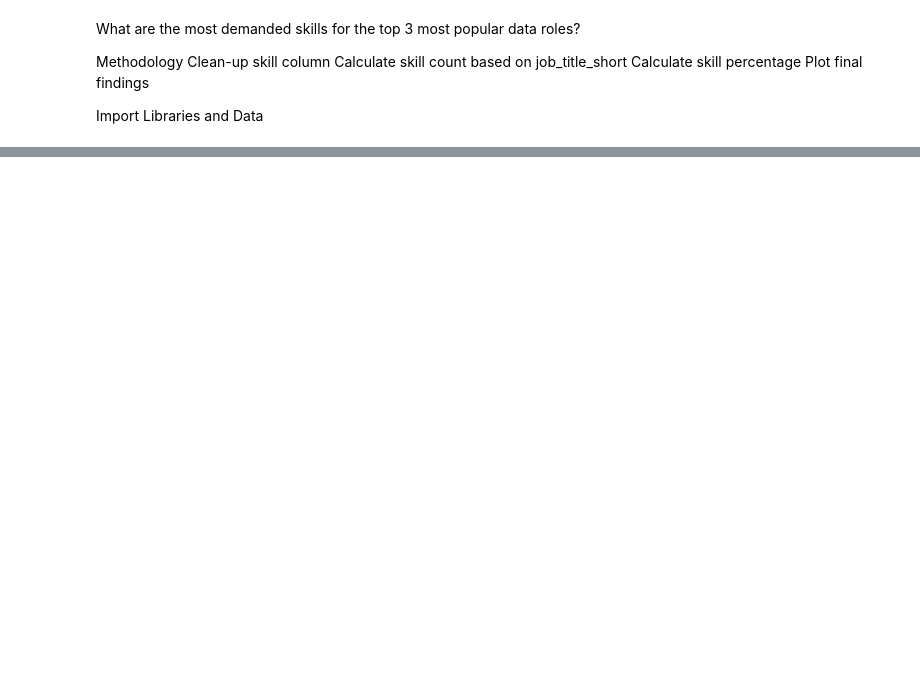
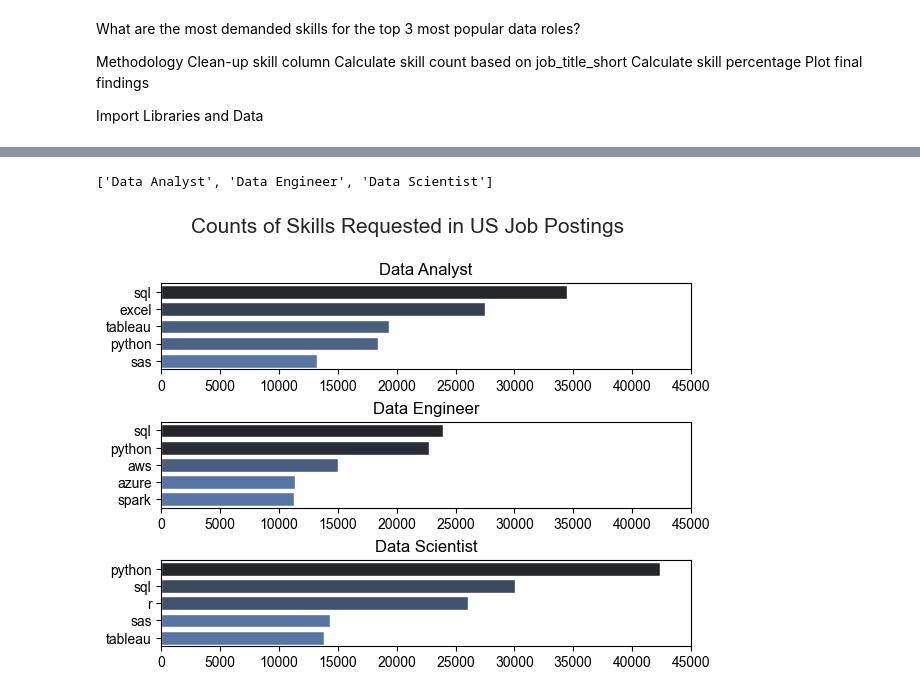
Before and after one commit to Nhule0502/Python_Job_market_analysis, a Jupyter notebook: 1.Skill_Demand.ipynb, the cells around one changed output, grey strips where cells are left out. Saved outputs shown, nothing was run; the diff lists cells and outputs as text; code cells hidden in the pictures; blank space fills up the shorter version.

```diff
--- a/1.Skill_Demand.ipynb
+++ b/1.Skill_Demand.ipynb
@@ -19,0 +39,7 @@ FileNotFoundError: [Errno 2] No such file or directory: 'Nhule0502/Python_Job_ma
+# %%
+
+# Explode skills
+df_skills = df_US.explode('job_skills')
+
+df_skills[['job_title_short', 'job_skills']]
+# Count skills per job title
@@ -19,0 +60,11 @@ FileNotFoundError: [Errno 2] No such file or directory: 'Nhule0502/Python_Job_ma
+# %%
+# Group by job_skills and job_title_short and count the number of occurrences
+df_skills_count = df_skills.groupby(['job_skills', 'job_title_short']).size()
+
+# Name the count column as count
+df_skills_count = df_skills_count.reset_index(name='skill_count')
+
+# Sort the values by skill_count in descending order
+df_skills_count.sort_values(by='skill_count', ascending=False, inplace=True)
+
+df_skills_count
@@ -19,0 +85,30 @@ FileNotFoundError: [Errno 2] No such file or directory: 'Nhule0502/Python_Job_ma
+# %%
+# Create list of top 3 roles
+job_titles = df_skills_count['job_title_short'].unique().tolist()
+
+job_titles = sorted(job_titles[:3])
+
+job_titles
+# %% [output]
+['Data Analyst', 'Data Engineer', 'Data Scientist']
+# %%
+#Plot Skill Counts
+fig, ax = plt.subplots(len(job_titles), 1)
+
+sns.set_theme(style='ticks')
+
+for i, job_title in enumerate(job_titles):
+    df_plot = df_skills_count[df_skills_count['job_title_short'] == job_title].head(5)[::-1]
+    sns.barplot(data=df_plot, x='skill_count', y='job_skills', ax=ax[i], hue='skill_count', palette='dark:b_r')
+    ax[i].set_title(job_title)
+    ax[i].invert_yaxis()
+    ax[i].set_ylabel('')
+    ax[i].set_xlabel('')
+    ax[i].get_legend().remove()
+    ax[i].set_xlim(0, 45000) # make the scales the same
+
+fig.suptitle('Counts of Skills Requested in US Job Postings', fontsize=15)
+fig.tight_layout(h_pad=0.5) # fix the overlap
+plt.show()
+# %% [output]
+[figure, added]
```
Also changed, not shown: parts of 6 cells of this notebook, 1 other file.
